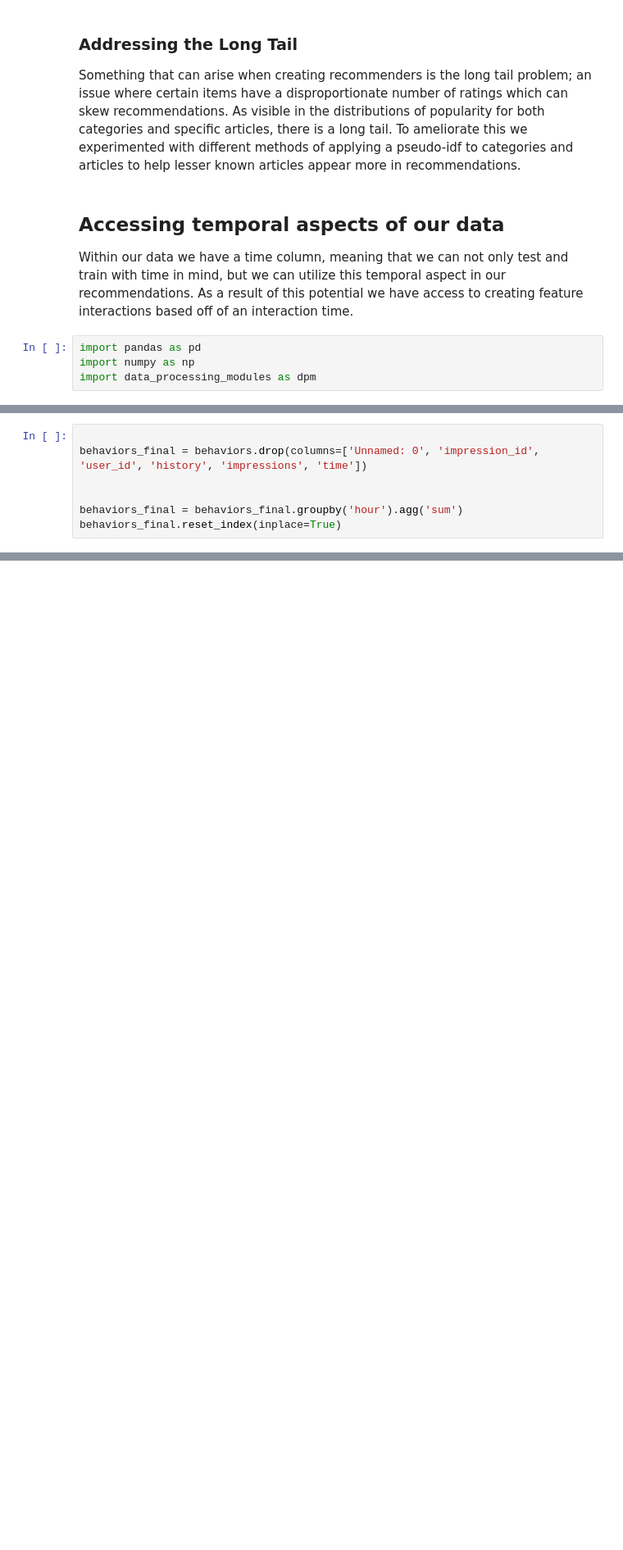
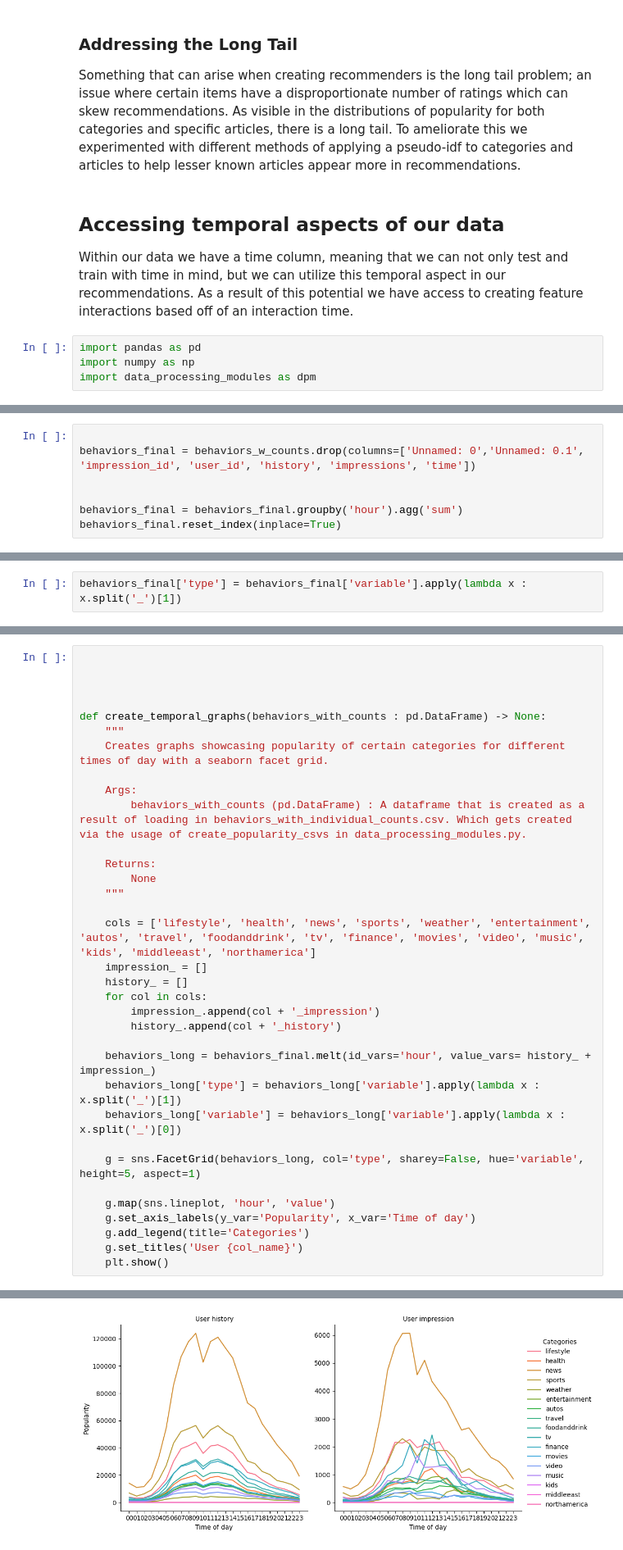
Before and after one commit to nicholas-rf/RecommenderProject, a Jupyter notebook: ExploratoryAnalysis/eda_report.ipynb, the cells around one changed output, grey strips where cells are left out. Shown at 82% size. Saved outputs shown, nothing was run; the diff lists cells and outputs as text; blank space fills up the shorter version.

```diff
--- a/ExploratoryAnalysis/eda_report.ipynb
+++ b/ExploratoryAnalysis/eda_report.ipynb
@@ -293,6 +294,6 @@ behaviors
 # %%
 
-behaviors_final = behaviors.drop(columns=['Unnamed: 0', 'impression_id', 'user_id', 'history', 'impressions', 'time'])
+behaviors_final = behaviors_w_counts.drop(columns=['Unnamed: 0','Unnamed: 0.1', 'impression_id', 'user_id', 'history', 'impressions', 'time'])
 
 
 behaviors_final = behaviors_final.groupby('hour').agg('sum')
@@ -332,0 +325,2 @@ Within the context of a recommender we do not care about the date exactly but mo
+# %%
+behaviors_final['type'] = behaviors_final['variable'].apply(lambda x : x.split('_')[1])
@@ -332,0 +329,35 @@ Within the context of a recommender we do not care about the date exactly but mo
+# %%
+
+
+
+
+def create_temporal_graphs(behaviors_with_counts : pd.DataFrame) -> None:
+    """
+    Creates graphs showcasing popularity of certain categories for different times of day with a seaborn facet grid.
+
+    Args:
+        behaviors_with_counts (pd.DataFrame) : A dataframe that is created as a result of loading in behaviors_with_individual_counts.csv. Which gets created via the usage of create_popularity_csvs in data_processing_modules.py.
+
+    Returns:
+        None
+    """
+
+    cols = ['lifestyle', 'health', 'news', 'sports', 'weather', 'entertainment', 'autos', 'travel', 'foodanddrink', 'tv', 'finance', 'movies', 'video', 'music', 'kids', 'middleeast', 'northamerica']
+    impression_ = []
+    history_ = []
+    for col in cols:
+        impression_.append(col + '_impression')
+        history_.append(col + '_history')
+
+    behaviors_long = behaviors_final.melt(id_vars='hour', value_vars= history_ + impression_)
+    behaviors_long['type'] = behaviors_long['variable'].apply(lambda x : x.split('_')[1])
+    behaviors_long['variable'] = behaviors_long['variable'].apply(lambda x : x.split('_')[0])
+
+    g = sns.FacetGrid(behaviors_long, col='type', sharey=False, hue='variable', height=5, aspect=1)
+
+    g.map(sns.lineplot, 'hour', 'value')
+    g.set_axis_labels(y_var='Popularity', x_var='Time of day')
+    g.add_legend(title='Categories')
+    g.set_titles('User {col_name}')
+    plt.show()
+# %% [output]
@@ -332,0 +365 @@ Within the context of a recommender we do not care about the date exactly but mo
+[figure, added]
```
Also changed, not shown: parts of 8 cells of this notebook, 5 other files.
